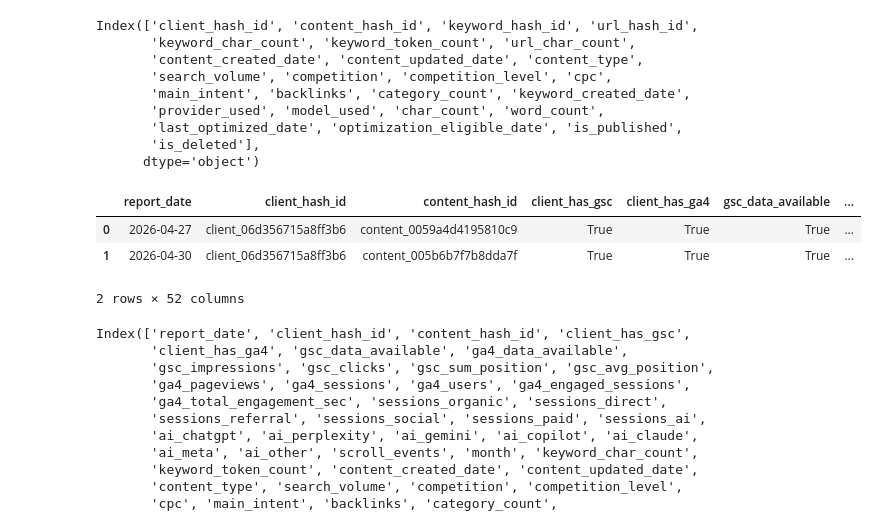
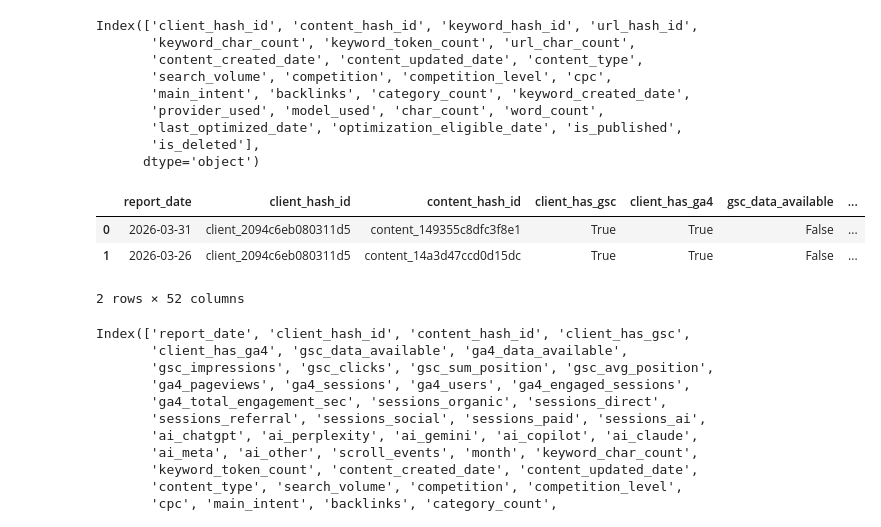
Before and after one commit to MuhammadFaizan0023/FlyRank_ML_internship_repo, a Jupyter notebook: work/notebooks/w03_data_contract.ipynb, the cells around one changed output. Cells and saved outputs as stored; diff of their text form; code cells hidden in the pictures.

```diff
--- a/work/notebooks/w03_data_contract.ipynb
+++ b/work/notebooks/w03_data_contract.ipynb
@@ -196,36 +196,36 @@ joined_data = con.sql(f"""
         d.keyword_token_count,
         d.content_created_date,
         d.content_updated_date,
         d.content_type,
         d.search_volume,
         d.competition,
         d.competition_level,
         d.cpc,
         d.main_intent,
         d.backlinks,
         d.category_count,
         d.keyword_created_date,
         d.provider_used,
         d.model_used,
         d.char_count,
         d.word_count,
         d.last_optimized_date,
         d.optimization_eligible_date,
         d.is_published,
         d.is_deleted
     FROM {TABLES['fact_daily']} f
     LEFT JOIN {TABLES['dim_content']} d
       ON f.client_hash_id = d.client_hash_id
       AND f.content_hash_id = d.content_hash_id
-    WHERE f.month == '2026-04'
+    WHERE f.month == '2026-03'
     LIMIT 2
 """).df()
 
 display(joined_data)
 # %% [output]
 |  | report_date | client_hash_id | content_hash_id | client_has_gsc | client_has_ga4 | gsc_data_available | ... |
-| 0 | 2026-04-27 | client_06d356715a8ff3b6 | content_0059a4d4195810c9 | True | True | True | ... |
-| 1 | 2026-04-30 | client_06d356715a8ff3b6 | content_005b6b7f7b8dda7f | True | True | True | ... |
+| 0 | 2026-03-31 | client_2094c6eb080311d5 | content_149355c8dfc3f8e1 | True | True | False | ... |
+| 1 | 2026-03-26 | client_2094c6eb080311d5 | content_14a3d47ccd0d15dc | True | True | False | ... |
 2 rows × 52 columns
 # %%
 joined_data.columns
```
Also changed, not shown: parts of 18 cells of this notebook.
